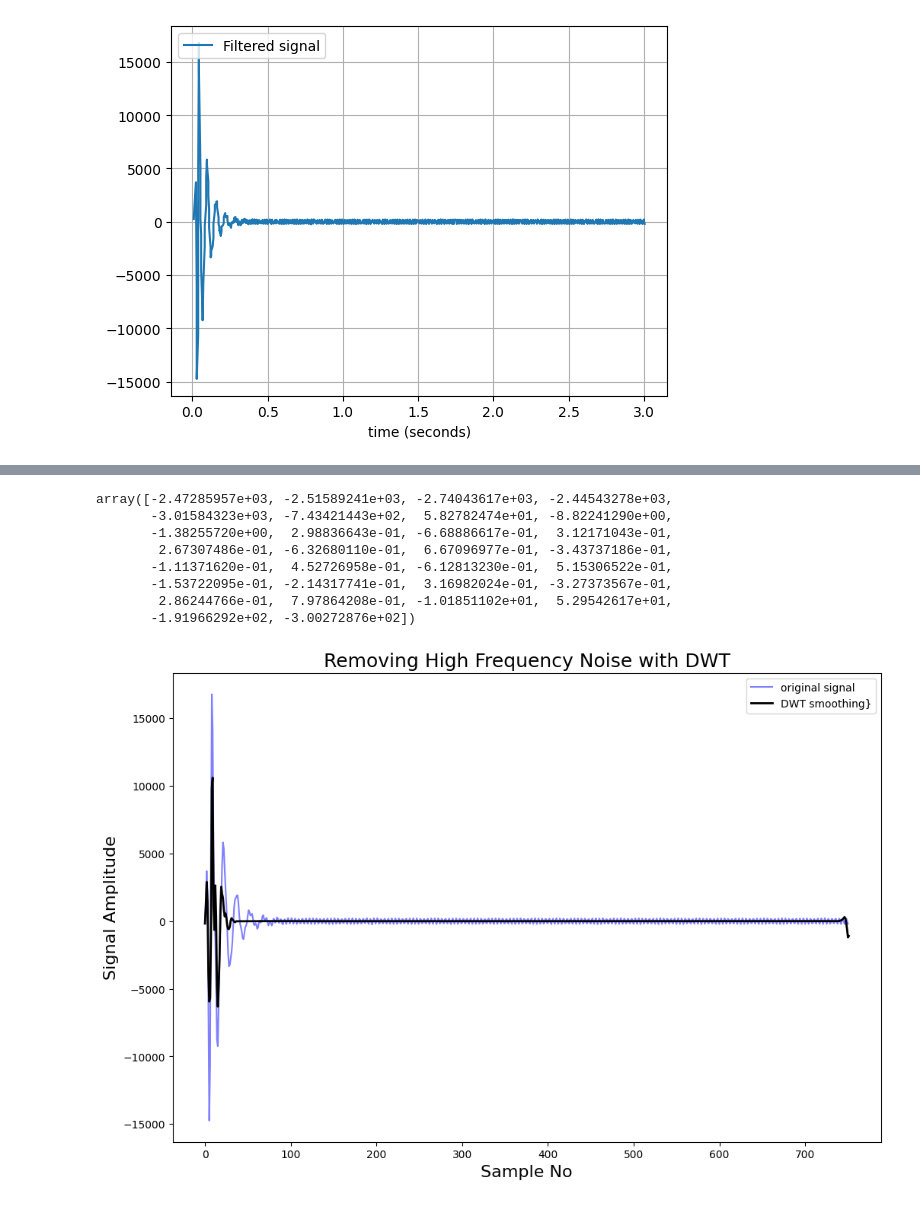
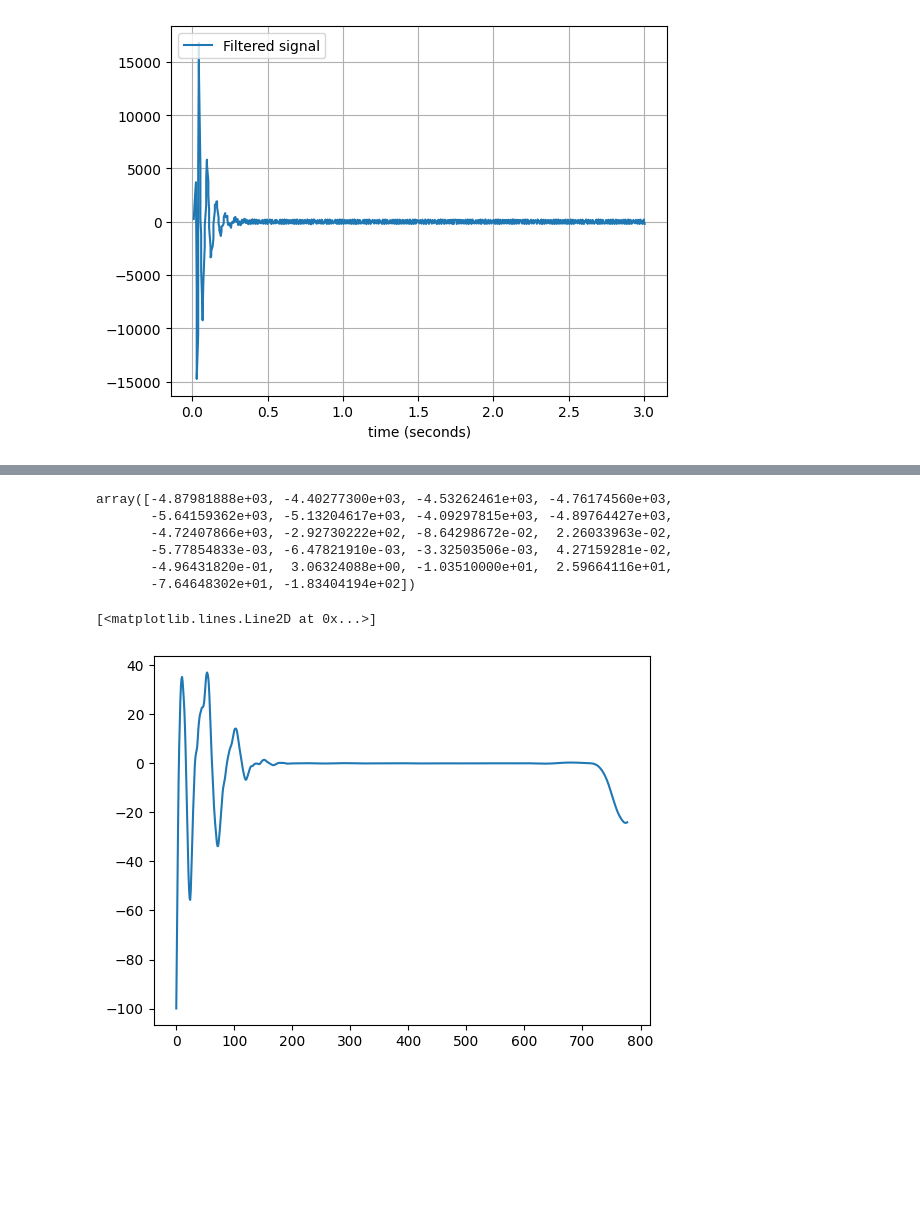
Before and after one commit to rachelkiiii/crux_project, a Jupyter notebook: src/preprocessing.ipynb, the cells around one changed output, grey strips where cells are left out. Drawn from its saved outputs; the diff is of its cells as text; code cells hidden in the pictures; blank space fills up the shorter version.

```diff
--- a/src/preprocessing.ipynb
+++ b/src/preprocessing.ipynb
@@ -197,34 +151,27 @@ coeffs
-# %%
-wp['aaaaa'].data
-# %% [output]
-array([-2.47285957e+03, -2.51589241e+03, -2.74043617e+03, -2.44543278e+03,
-       -3.01584323e+03, -7.43421443e+02,  5.82782474e+01, -8.82241290e+00,
-       -1.38255720e+00,  2.98836643e-01, -6.68886617e-01,  3.12171043e-01,
-        2.67307486e-01, -6.32680110e-01,  6.67096977e-01, -3.43737186e-01,
-       -1.11371620e-01,  4.52726958e-01, -6.12813230e-01,  5.15306522e-01,
-       -1.53722095e-01, -2.14317741e-01,  3.16982024e-01, -3.27373567e-01,
-        2.86244766e-01,  7.97864208e-01, -1.01851102e+01,  5.29542617e+01,
-       -1.91966292e+02, -3.00272876e+02])
-# %%
-signal = y
-
-def lowpassfilter(signal, thresh = 0.63, wavelet="db4"):
-    thresh = thresh*np.nanmax(signal)
-    coeff = pywt.wavedec(signal, wavelet, mode="per" )
-    coeff[1:] = (pywt.threshold(i, value=thresh, mode="soft" ) for i in coeff[1:])
-    reconstructed_signal = pywt.waverec(coeff, wavelet, mode="per" )
-    return reconstructed_signal
-
-fig, ax = plt.subplots(figsize=(12,8))
-ax.plot(signal, color="b", alpha=0.5, label='original signal')
-rec = lowpassfilter(signal, 0.4)
-ax.plot(rec, 'k', label='DWT smoothing}', linewidth=2)
-ax.legend()
-ax.set_title('Removing High Frequency Noise with DWT', fontsize=18)
-ax.set_ylabel('Signal Amplitude', fontsize=16)
-ax.set_xlabel('Sample No', fontsize=16)
-plt.show()
-# %% [output]
-[figure, removed]
+# %%
+wp['aaaaaa'].data
+# %% [output]
+array([-4.87981888e+03, -4.40277300e+03, -4.53262461e+03, -4.76174560e+03,
+       -5.64159362e+03, -5.13204617e+03, -4.09297815e+03, -4.89764427e+03,
+       -4.72407866e+03, -2.92730222e+02, -8.64298672e-02,  2.26033963e-02,
+       -5.77854833e-03, -6.47821910e-03, -3.32503506e-03,  4.27159281e-02,
+       -4.96431820e-01,  3.06324088e+00, -1.03510000e+01,  2.59664116e+01,
+       -7.64648302e+01, -1.83404194e+02])
+# %%
+new_wp = pywt.WaveletPacket(data=None, wavelet=wvlet, mode='symmetric')
+
+# Add 0-30 Hz.
+# TODO: Figure out how to get Mu (8-14 Hz) and Beta (15-30 Hz).
+# currently running into an error with maximum decomposition level
+
+new_wp['aaaaaa'] = wp['aaaaaa'].data
+new_wp['aaaaad'] = wp['aaaaad'].data
+
+filtered = new_wp.reconstruct(update=False)
+
+plt.plot(filtered)
+# %% [output]
+[<matplotlib.lines.Line2D at 0x...>]
+[figure, added]
 # %%
 # The rest of this code is just taken from https://ataspinar.com/2018/12/21/a-guide-for-using-the-wavelet-transform-in-machine-learning/
```
Also changed, not shown: parts of 6 cells of this notebook.
